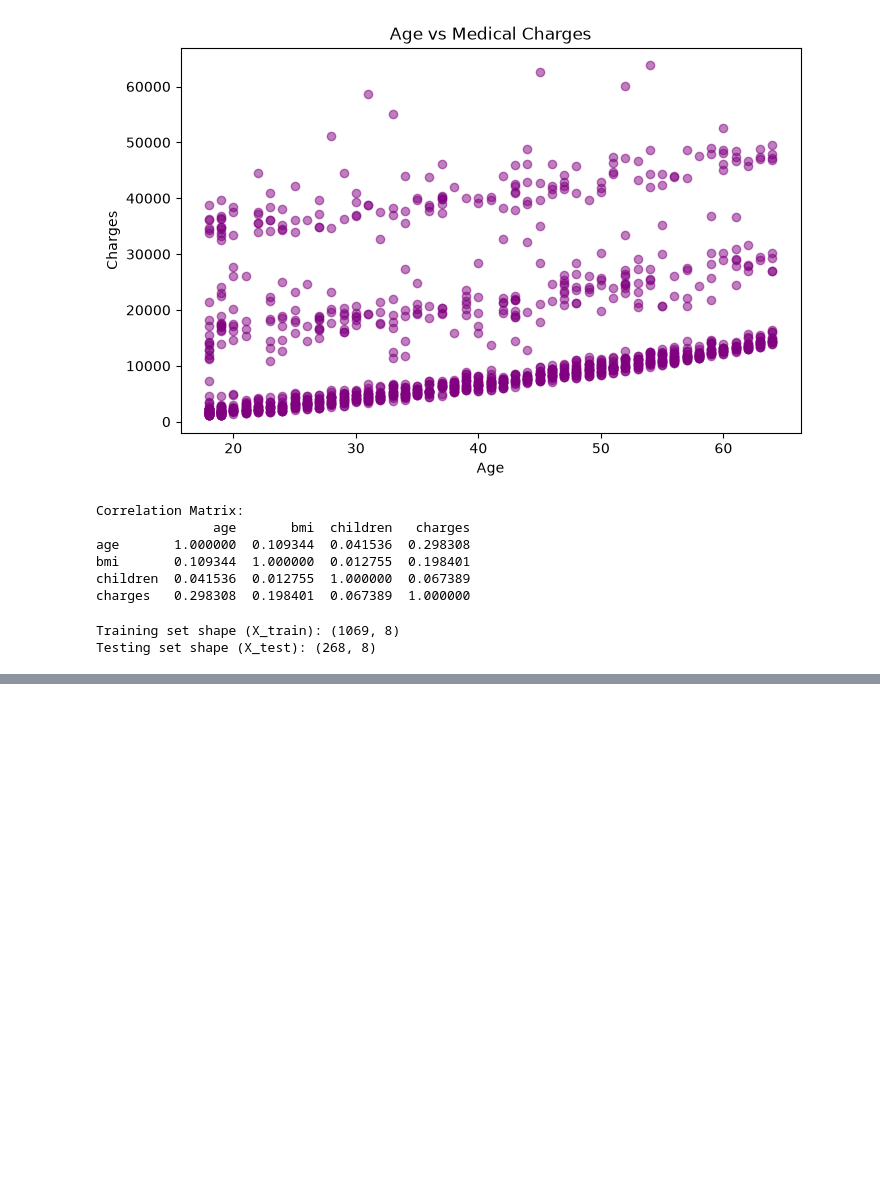
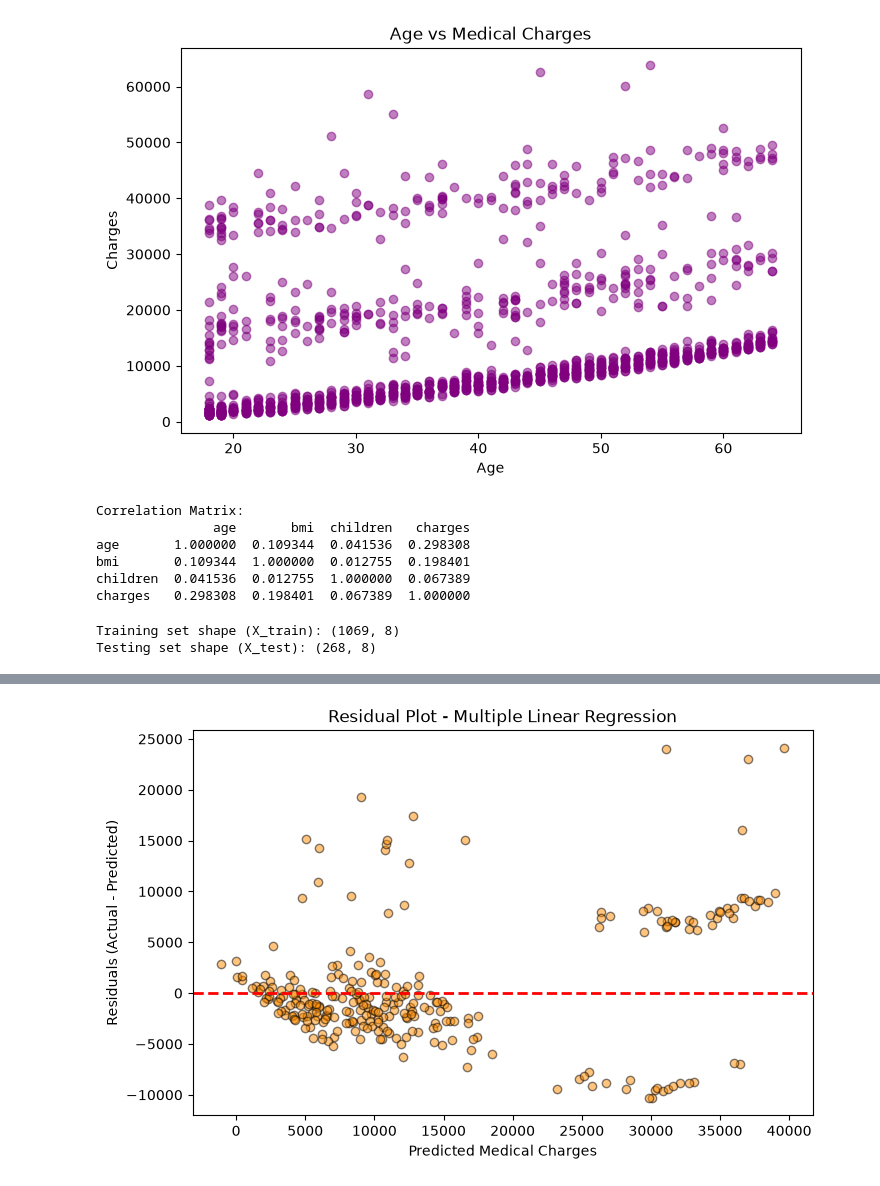
Before and after one commit to Laibarehman-SE/ML-Regression-Preparation., a Jupyter notebook: regression_task.ipynb, the cells around one changed output, grey strips where cells are left out. Drawn from its saved outputs; the diff is of its cells as text; code cells hidden in the pictures; blank space fills up the shorter version.

```diff
--- a/regression_task.ipynb
+++ b/regression_task.ipynb
@@ -104,0 +107,79 @@ Testing set shape (X_test): (268, 8)
+# %%
+from sklearn.linear_model import LinearRegression
+from sklearn.preprocessing import PolynomialFeatures
+from sklearn.metrics import mean_absolute_error, mean_squared_error, r2_score
+import numpy as np
+import matplotlib.pyplot as plt
+
+# 1. Baseline Model (Predicting the mean of y_train for all test samples)
+baseline_pred = np.full(shape=y_test.shape, fill_value=y_train.mean())
+baseline_mae = mean_absolute_error(y_test, baseline_pred)
+baseline_mse = mean_squared_error(y_test, baseline_pred)
+baseline_rmse = np.sqrt(baseline_mse)
+baseline_r2 = r2_score(y_test, baseline_pred)
+
+print("--- 1. Baseline Model ---")
+print(f"MAE: {baseline_mae:.2f} | RMSE: {baseline_rmse:.2f} | R²: {baseline_r2:.2f}")
+
+# 2. Simple Linear Regression (using 'age' as the single predictor)
+X_train_simple = X_train[['age']]
+X_test_simple = X_test[['age']]
+
+slr = LinearRegression()
+slr.fit(X_train_simple, y_train)
+slr_pred = slr.predict(X_test_simple)
+
+slr_mae = mean_absolute_error(y_test, slr_pred)
+slr_rmse = np.sqrt(mean_squared_error(y_test, slr_pred))
+slr_r2 = r2_score(y_test, slr_pred)
+
+print("\n--- 2. Simple Linear Regression (Age) ---")
+print(f"MAE: {slr_mae:.2f} | RMSE: {slr_rmse:.2f} | R²: {slr_r2:.2f}")
+
+# 3. Multiple Linear Regression (using all available features)
+mlr = LinearRegression()
+mlr.fit(X_train, y_train)
+mlr_pred = mlr.predict(X_test)
+
+mlr_mae = mean_absolute_error(y_test, mlr_pred)
+mlr_rmse = np.sqrt(mean_squared_error(y_test, mlr_pred))
+mlr_r2 = r2_score(y_test, mlr_pred)
+
+# Calculate Adjusted R-squared for MLR
+n = X_test.shape[0]
+p_mlr = X_test.shape[1]
+mlr_adj_r2 = 1 - ((1 - mlr_r2) * (n - 1) / (n - p_mlr - 1))
+
+print("\n--- 3. Multiple Linear Regression ---")
+print(f"MAE: {mlr_mae:.2f} | RMSE: {mlr_rmse:.2f} | R²: {mlr_r2:.2f} | Adj-R²: {mlr_adj_r2:.2f}")
+
+# 4. Polynomial Regression (Degree 2)
+poly = PolynomialFeatures(degree=2, include_bias=False)
+X_train_poly = poly.fit_transform(X_train)
+X_test_poly = poly.transform(X_test)
+
+poly_reg = LinearRegression()
+poly_reg.fit(X_train_poly, y_train)
+poly_pred = poly_reg.predict(X_test_poly)
+
+poly_mae = mean_absolute_error(y_test, poly_pred)
+poly_rmse = np.sqrt(mean_squared_error(y_test, poly_pred))
+poly_r2 = r2_score(y_test, poly_pred)
+
+# Calculate Adjusted R-squared for Polynomial Regression
+p_poly = X_train_poly.shape[1]
+poly_adj_r2 = 1 - ((1 - poly_r2) * (n - 1) / (n - p_poly - 1))
+
+print("\n--- 4. Polynomial Regression (Degree 2) ---")
+print(f"MAE: {poly_mae:.2f} | RMSE: {poly_rmse:.2f} | R²: {poly_r2:.2f} | Adj-R²: {poly_adj_r2:.2f}")
+
+# 5. Residual Analysis Plot for Multiple Linear Regression
+residuals = y_test - mlr_pred
+plt.figure(figsize=(8, 5))
+plt.scatter(mlr_pred, residuals, alpha=0.5, color='darkorange', edgecolor='black')
+plt.axhline(y=0, color='red', linestyle='--', linewidth=2)
+plt.title('Residual Plot - Multiple Linear Regression')
+plt.xlabel('Predicted Medical Charges')
+plt.ylabel('Residuals (Actual - Predicted)')
+plt.show()
+# %% [output]
@@ -104,0 +197 @@ Testing set shape (X_test): (268, 8)
+[figure, added]
```
Also changed, not shown: parts of 2 cells of this notebook.
